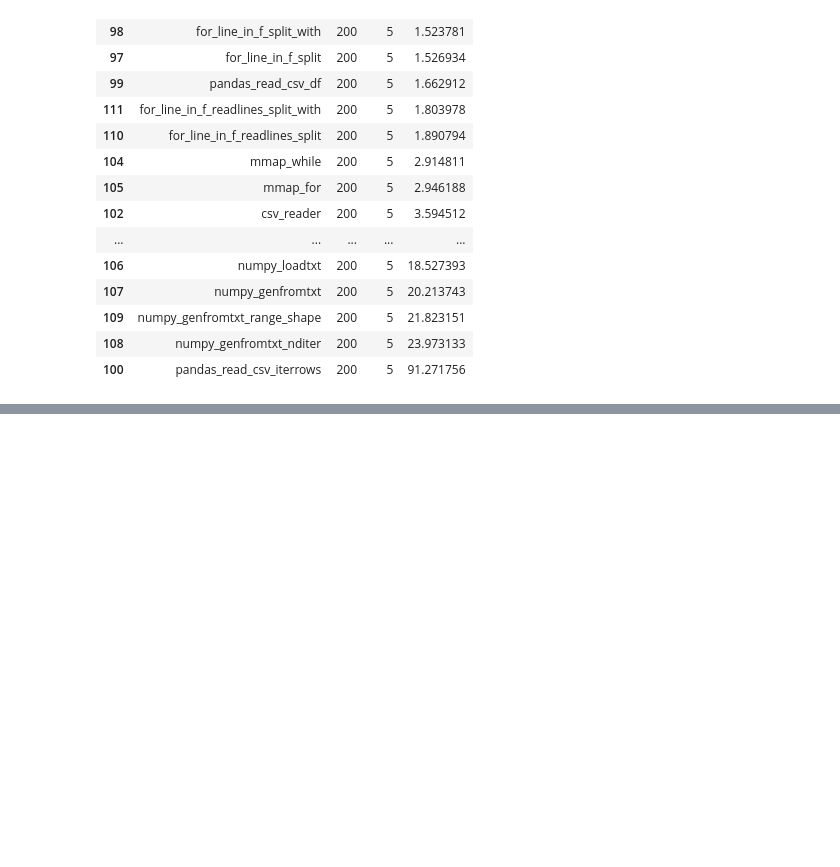
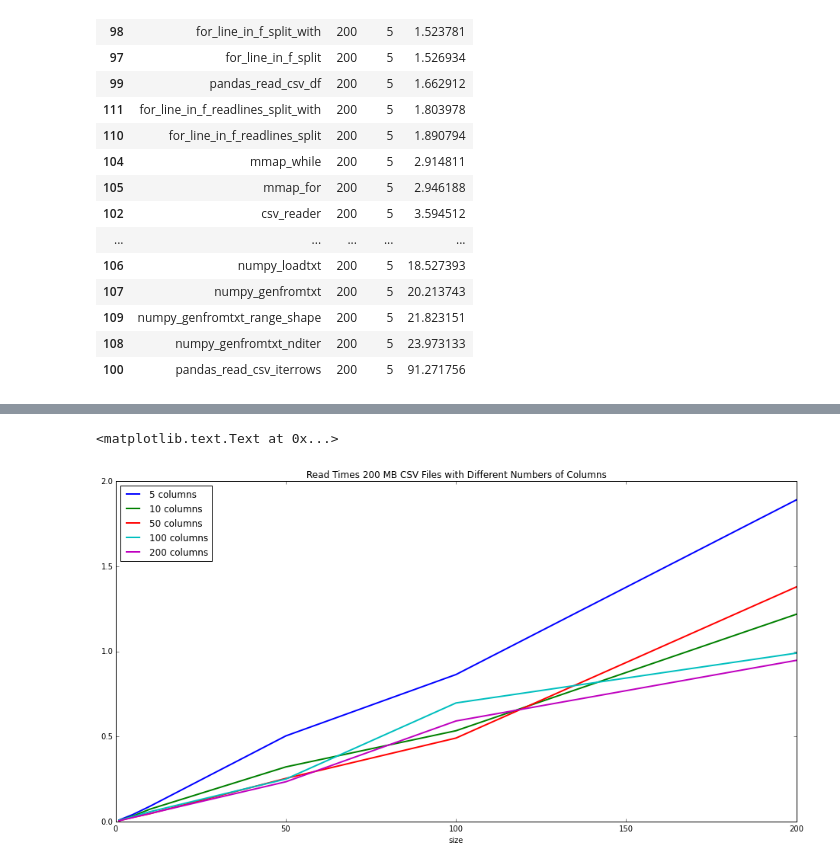
Before and after one commit to john-science/data_science_by_example, a Jupyter notebook: examples/6_reading_csv/read_csv_timing_analysis.ipynb, the cells around one changed output, grey strips where cells are left out. Cells and saved outputs as stored; diff of their text form; code cells hidden in the pictures; blank space fills up the shorter version.

```diff
--- a/examples/6_reading_csv/read_csv_timing_analysis.ipynb
+++ b/examples/6_reading_csv/read_csv_timing_analysis.ipynb
@@ -116,0 +124,18 @@ for f in FUNCTS:
+# %%
+''' And let's take a quick look at what difference the number of columns make. '''
+COLUMNS = [5, 10, 50, 100, 200]
+
+# Let's just make a quick extremum plot for only the functions that are doing well.
+
+fig, ax = plt.subplots(1, 1, figsize=(16, 8))
+for cols in COLUMNS:
+    data[data['cols'] == cols][data['function'] == 'for_line_in_f_readlines_split'].plot(x='size', y='time', ax=ax,
+                                                                  label=str(cols) + ' columns',
+                                                                  linewidth=2)
+plt.xlim((0, 200))
+plt.ylim((0, 2))
+plt.legend(loc='upper left')
+plt.title('Read Times 200 MB CSV Files with Different Numbers of Columns')
+# %% [output]
+<matplotlib.text.Text at 0x...>
+[figure, added]
```
Also changed, not shown: parts of 1 cell of this notebook.
